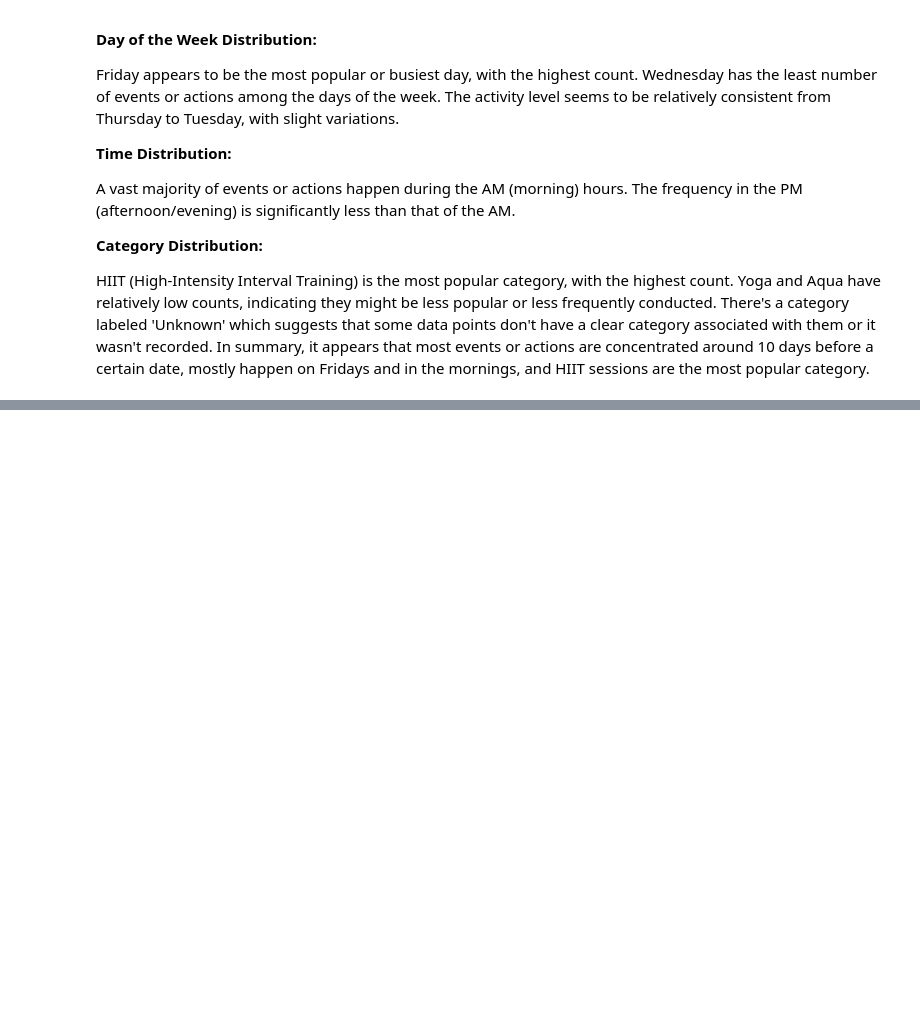
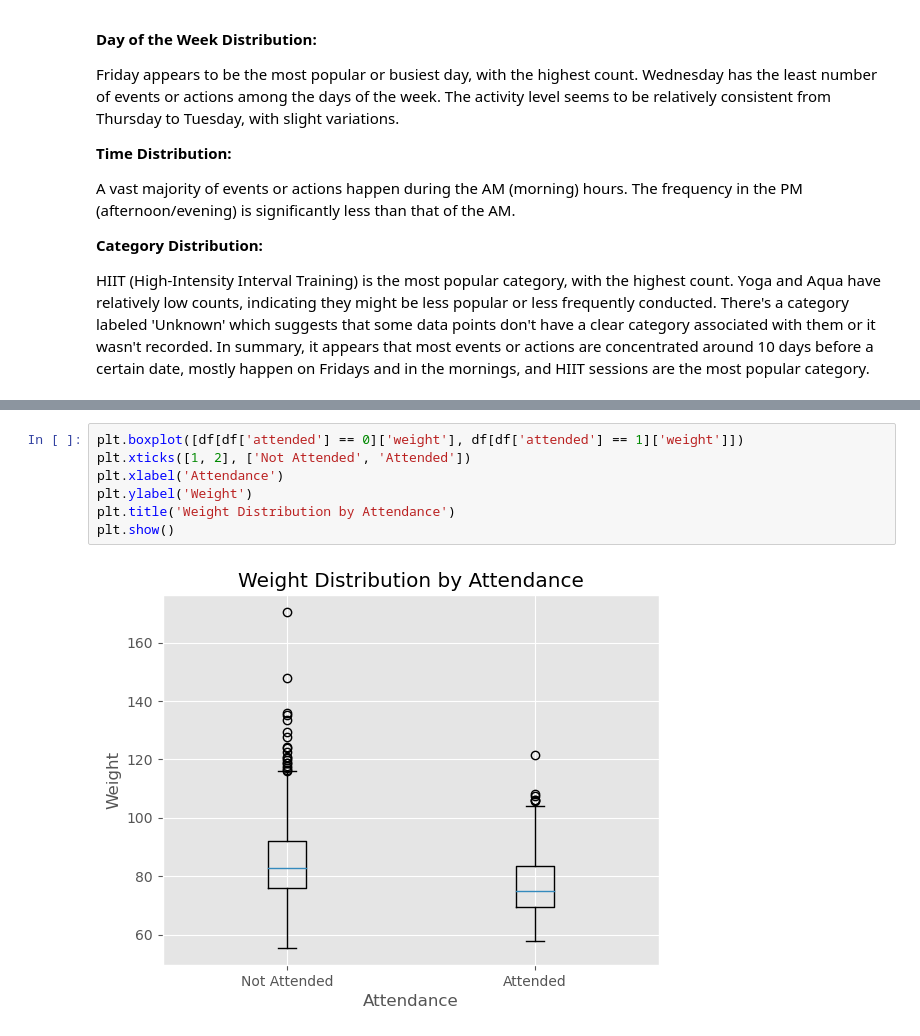
Before and after one commit to LoveRedemption/Fitness-class, a Jupyter notebook: Fitness Class EdA.ipynb, the cells around one changed output, grey strips where cells are left out. Saved outputs shown, nothing was run; the diff lists cells and outputs as text; blank space fills up the shorter version.

```diff
--- a/Fitness Class EdA.ipynb
+++ b/Fitness Class EdA.ipynb
@@ -327,0 +403,9 @@ NameError: name 'df' is not defined
+# %%
+plt.boxplot([df[df['attended'] == 0]['weight'], df[df['attended'] == 1]['weight']])
+plt.xticks([1, 2], ['Not Attended', 'Attended'])
+plt.xlabel('Attendance')
+plt.ylabel('Weight')
+plt.title('Weight Distribution by Attendance')
+plt.show()
+# %% [output]
+[figure, added]
```
Also changed, not shown: parts of 10 cells of this notebook.
